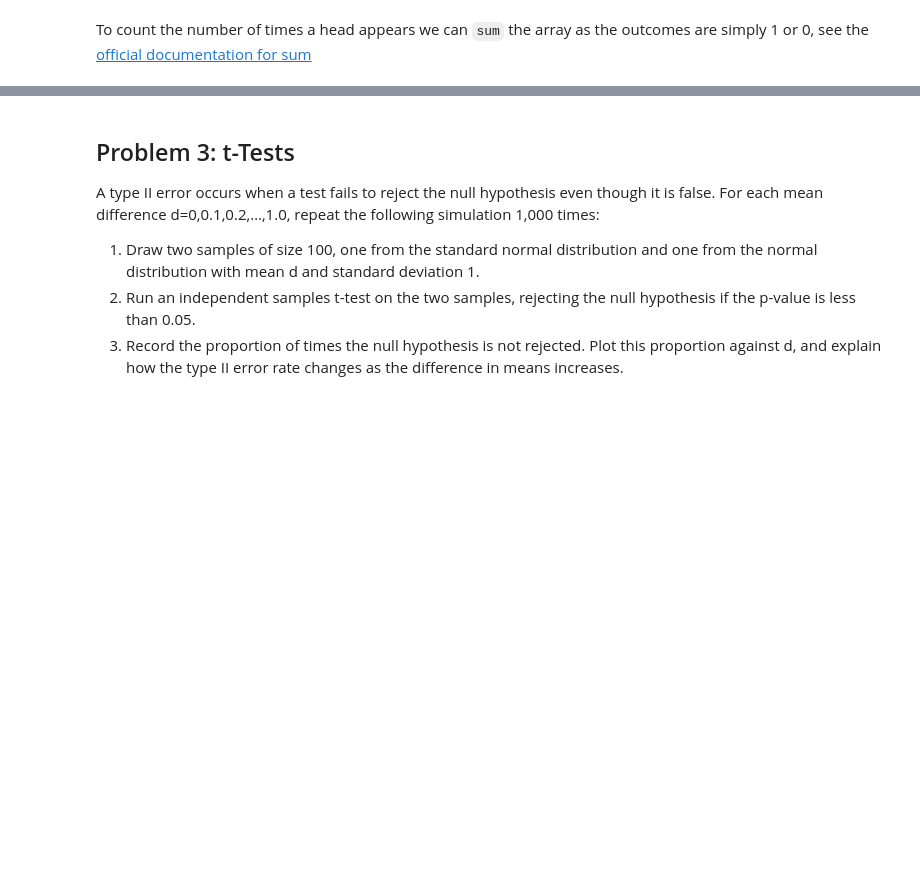
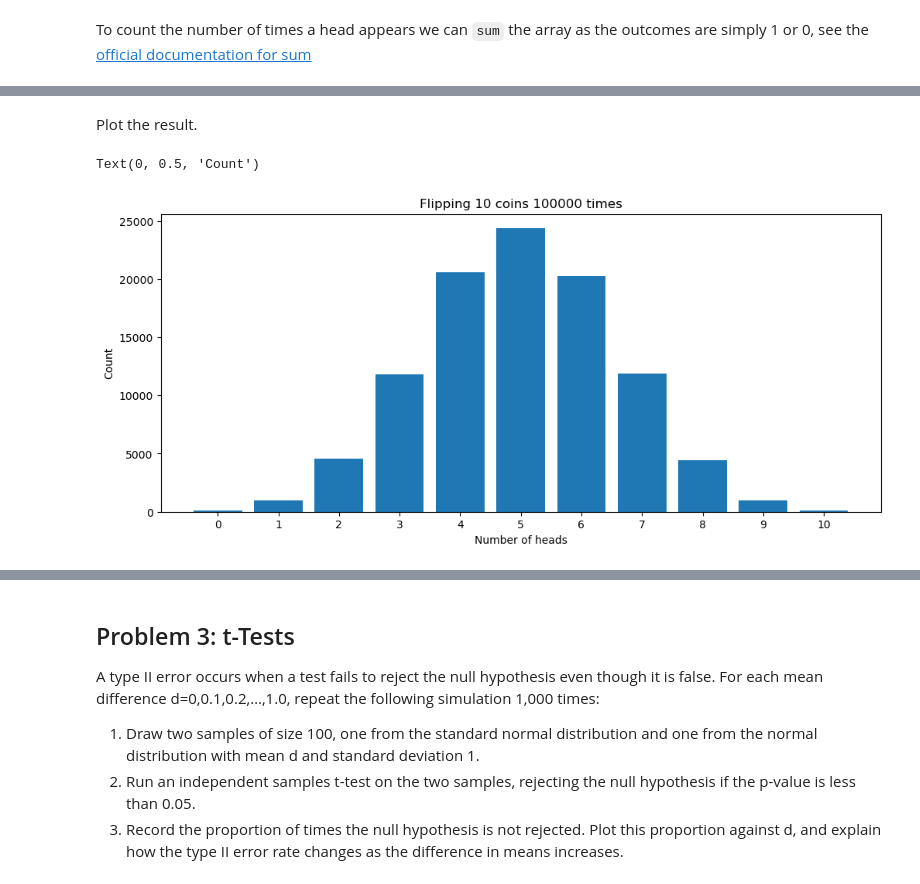
Before and after one commit to kknb1982/applied_statistics, a Jupyter notebook: problems.ipynb, the cells around one changed output, grey strips where cells are left out. Saved outputs shown, nothing was run; the diff lists cells and outputs as text; code cells hidden in the pictures; blank space fills up the shorter version.

```diff
--- a/problems.ipynb
+++ b/problems.ipynb
@@ -388,0 +450,21 @@ heads
+# %% [markdown]
+Plot the result.
+# %%
+# Create a blank plot
+fig, ax = plt.subplots(figsize=(12, 5))
+
+# Create a bar chart
+ax.bar(uniques, counts)
+
+# Set x ticks
+ax.set_xticks(uniques)
+
+# Add title
+ax.set_title(f'Flipping {n} coins {k} times')
+
+# Add axis label
+ax.set_xlabel('Number of heads')
+ax.set_ylabel('Count')
+# %% [output]
+Text(0, 0.5, 'Count')
+[figure, added]
```
Also changed, not shown: parts of 18 cells of this notebook.
